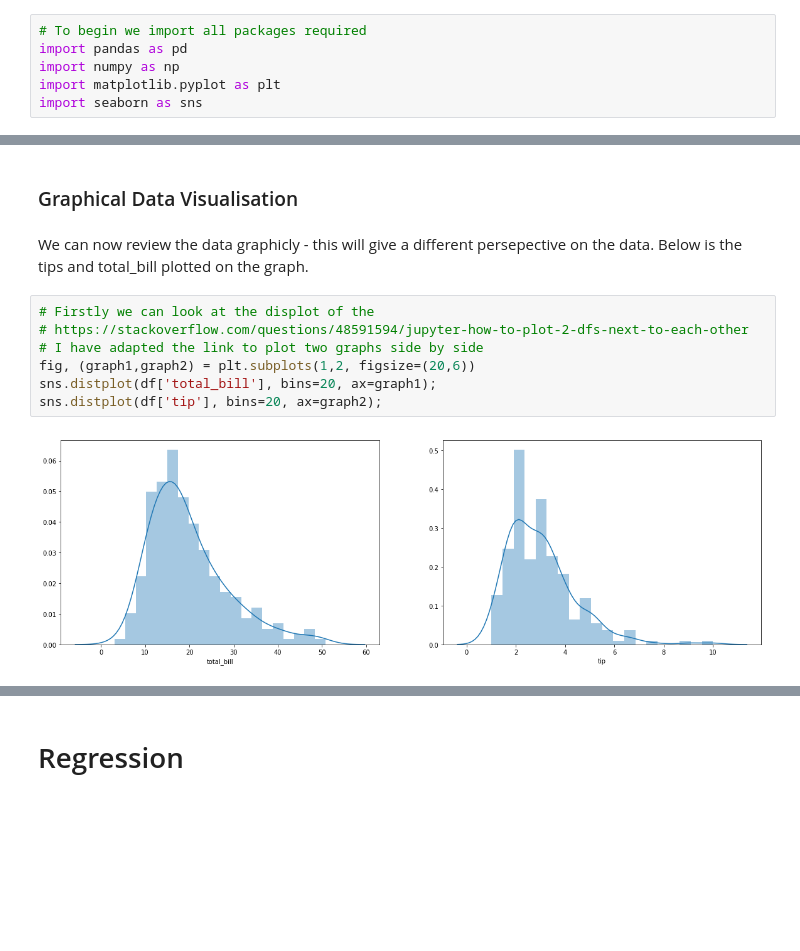
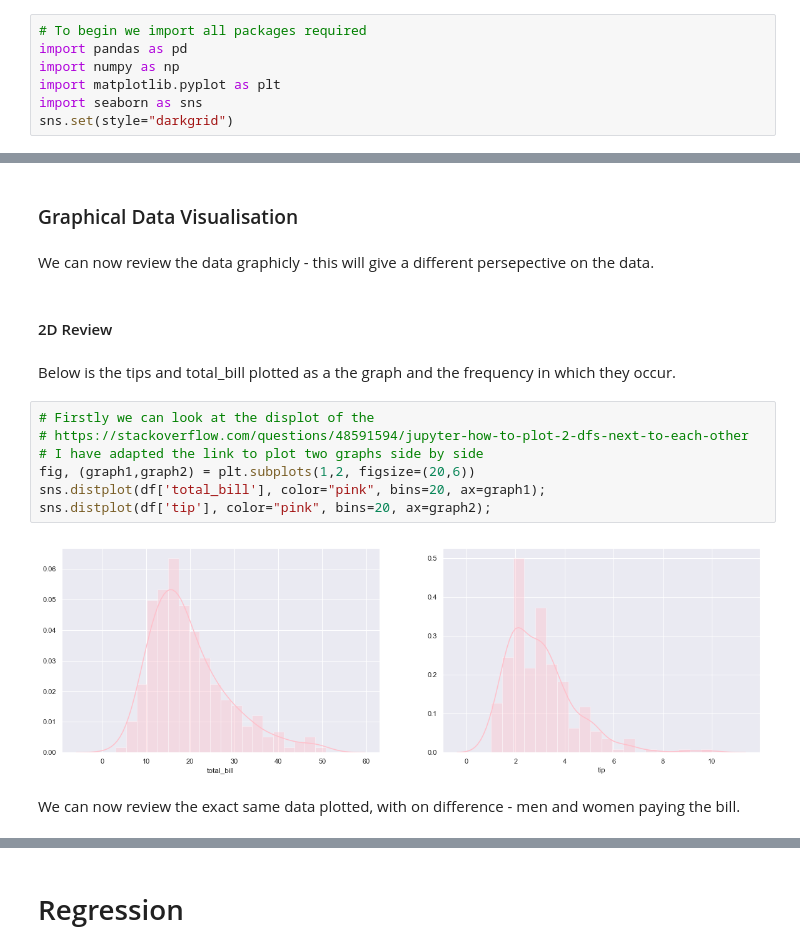
Before and after one commit to EoghanDelaney/FoDA_Assessment_2019, a Jupyter notebook: Assessment.ipynb, the cells around one changed output, grey strips where cells are left out. Drawn from its saved outputs; the diff is of its cells as text; blank space fills up the shorter version.

```diff
--- a/Assessment.ipynb
+++ b/Assessment.ipynb
@@ -8,6 +8,7 @@ import pandas as pd
 import numpy as np
 import matplotlib.pyplot as plt
 import seaborn as sns
+sns.set(style="darkgrid")
 # %%
 # we then import the dataset - the file is located in the same folder as the Juptyer notebook
 df = pd.read_csv("tips.csv")
@@ -189,13 +192,19 @@ It is clear that the above functions and analysis can give us a good insight int
 # %% [markdown]
 ### Graphical Data Visualisation
 # %% [markdown]
-We can now review the data graphicly - this will give a different persepective on the data. Below is the tips and total_bill plotted on the graph.
+We can now review the data graphicly - this will give a different persepective on the data.
+# %% [markdown]
+#### 2D Review
+# %% [markdown]
+Below is the tips and total_bill plotted as a the graph and the frequency in which they occur.
 # %%
 # Firstly we can look at the displot of the
 # https://stackoverflow.com/questions/48591594/jupyter-how-to-plot-2-dfs-next-to-each-other
 # I have adapted the link to plot two graphs side by side
 fig, (graph1,graph2) = plt.subplots(1,2, figsize=(20,6))
-sns.distplot(df['total_bill'], bins=20, ax=graph1);
-sns.distplot(df['tip'], bins=20, ax=graph2);
+sns.distplot(df['total_bill'], color="pink", bins=20, ax=graph1);
+sns.distplot(df['tip'], color="pink", bins=20, ax=graph2);
 # %% [output]
-[figure, old version]
+[figure, new version]
+# %% [markdown]
+We can now review the exact same data plotted, with on difference - men and women paying the bill.
```
Also changed, not shown: parts of 20 cells of this notebook, 2 other files.
